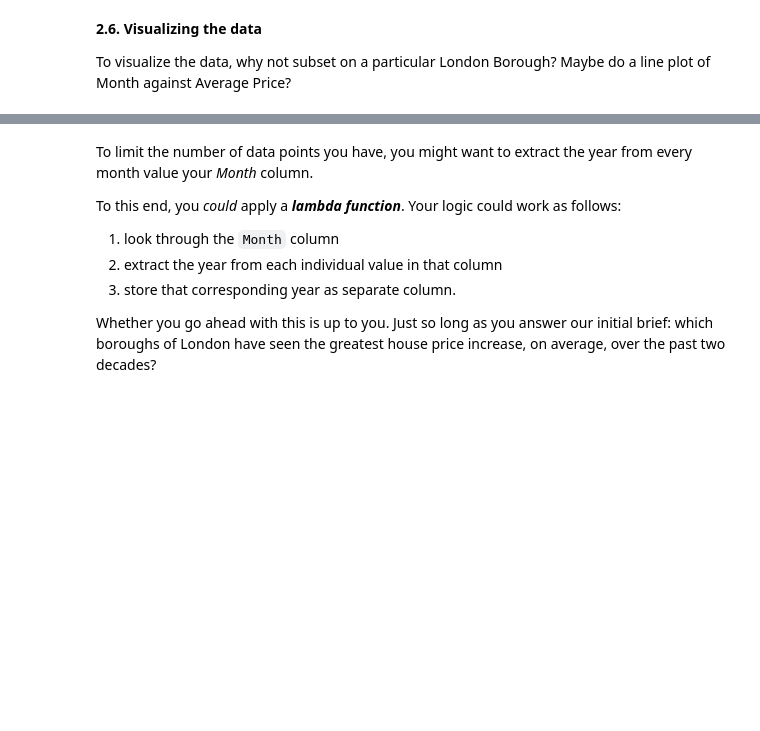
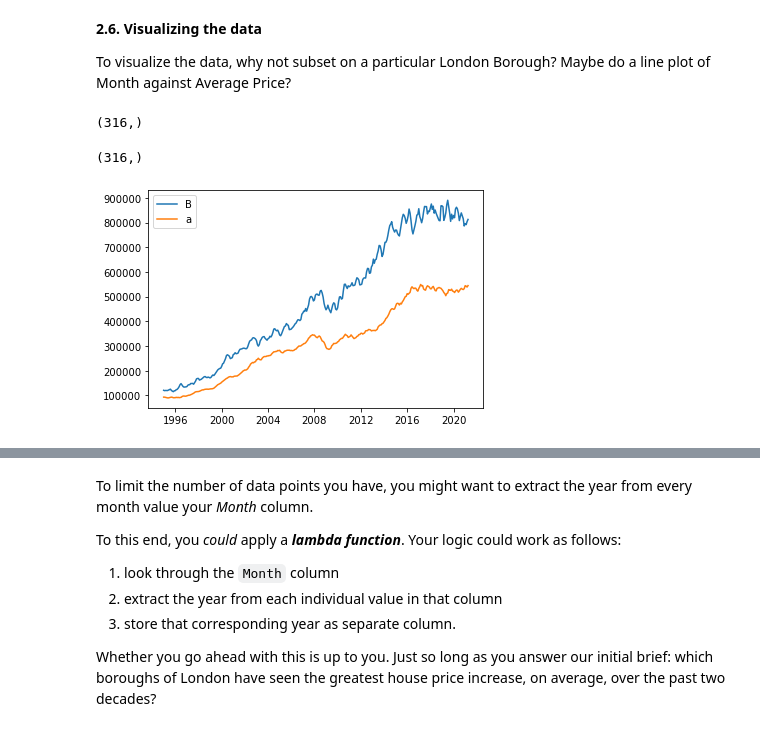
Before and after one commit to somayehY/DataScienceBootCamp, a Jupyter notebook: Unit4/Unit 4 Challenge - Tier 3.ipynb, the cells around one changed output, grey strips where cells are left out. Drawn from its saved outputs; the diff is of its cells as text; code cells hidden in the pictures; blank space fills up the shorter version.

```diff
--- a/Unit4/Unit 4 Challenge - Tier 3.ipynb
+++ b/Unit4/Unit 4 Challenge - Tier 3.ipynb
@@ -172,3 +265,9 @@ Remember to make sure your column data types are all correct. Average prices, fo
 Do we have an equal number of observations in the ID, Average Price, Month, and London Borough columns? Remember that there are only 32 London Boroughs. How many entries do you have in that column?
 
 Check out the contents of the London Borough column, and if you find null values, get rid of them however you see fit.
+# %%
+import datetime
+
+properties_t["year"] = properties_t['month'].dt.year
+print(type(properties_t))
+properties_t.head()
@@ -176,3 +283,25 @@ Check out the contents of the London Borough column, and if you find null values
 **2.6. Visualizing the data**
 
 To visualize the data, why not subset on a particular London Borough? Maybe do a line plot of Month against Average Price?
+# %%
+clean_data = properties_t
+# %%
+xc = clean_data.loc[clean_data["London Borough"] == "Camden",:]["month"]
+xc.shape
+# %% [output]
+(316,)
+# %%
+yc = clean_data.loc[clean_data["London Borough"] == "Camden",:]["price"]
+yc.shape
+# %% [output]
+(316,)
+# %%
+plt.plot(xc, yc)
+plt.legend("Camden")
+xb = clean_data.loc[clean_data["London Borough"] == "Barnet",:]["month"]
+yb = clean_data.loc[clean_data["London Borough"] == "Barnet",:]["price"]
+plt.plot(xb, yb)
+plt.legend("Barnet")
+plt.show()
+# %% [output]
+[figure, added]
```
Also changed, not shown: parts of 27 cells of this notebook.
